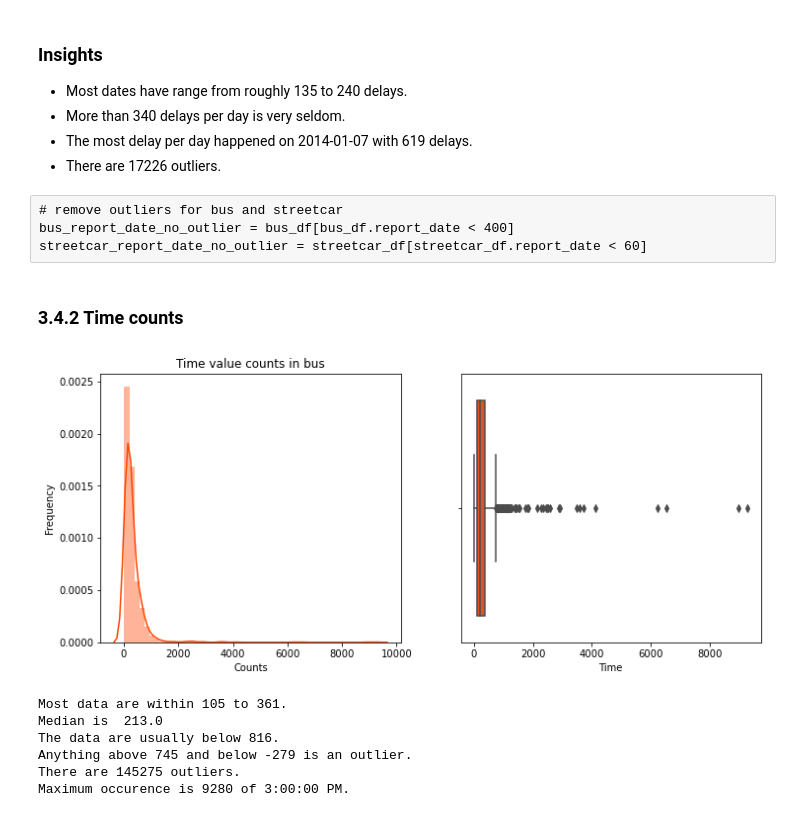
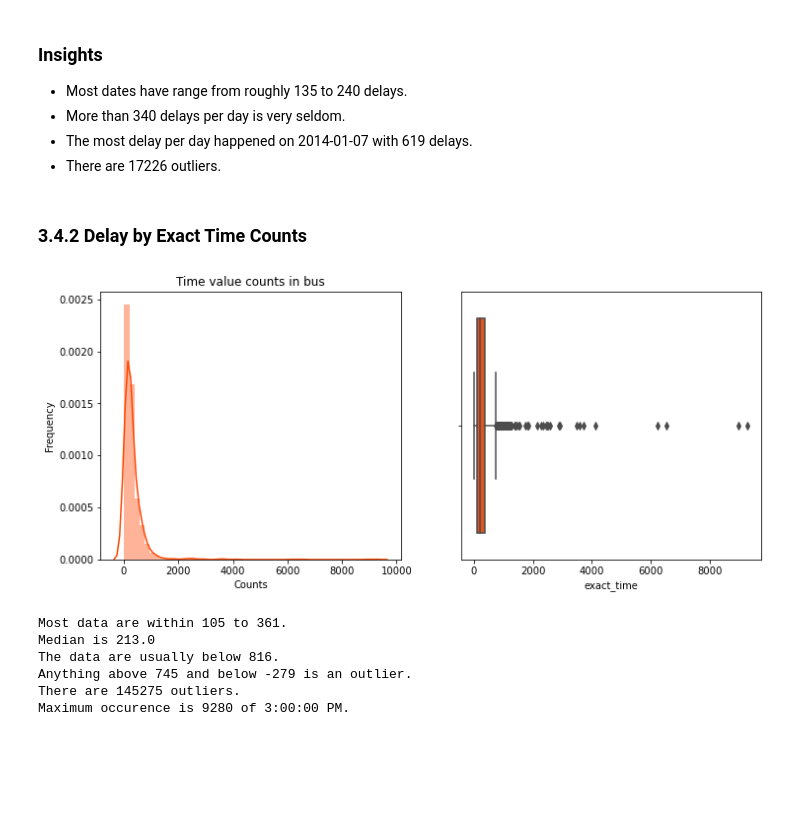
Before and after one commit to JasonYao3/TTC_transit_delay_proj, a Jupyter notebook: 3.Bus EDA.ipynb, the cells around one changed output. Cells and saved outputs as stored; diff of their text form; code cells hidden in the pictures; blank space fills up the shorter version.

```diff
--- a/3.Bus EDA.ipynb
+++ b/3.Bus EDA.ipynb
@@ -136,22 +136,18 @@ Maximum occurence is 619 of 2014-01-07.
 - More than 340 delays per day is very seldom.
 - The most delay per day happened on 2014-01-07 with 619 delays.
 - There are 17226 outliers.
-# %% [raw]
-# remove outliers for bus and streetcar
-bus_report_date_no_outlier = bus_df[bus_df.report_date < 400]
-streetcar_report_date_no_outlier = streetcar_df[streetcar_df.report_date < 60]
 # %% [markdown]
-### 3.4.2 Time counts
+### 3.4.2 Delay by Exact Time Counts
 # %%
-bus_time_counts = bus_df.Time.value_counts()
+bus_time_counts = bus_df.exact_time.value_counts()
 fig, ax = plt.subplots(1,2, figsize=(12,5))
 
 sns.distplot(bus_time_counts, ax=ax[0], color="orangered", kde=True);
 ax[0].set_xlabel("Counts")
 ax[0].set_ylabel("Frequency")
 ax[0].set_title("Time value counts in bus");
 
 sns.boxplot(bus_time_counts, ax=ax[1], color="orangered");
 # %% [output]
-[figure, old version]
+[figure, new version]
 # %%
```
Also changed, not shown: parts of 98 cells of this notebook, 9 other files.
